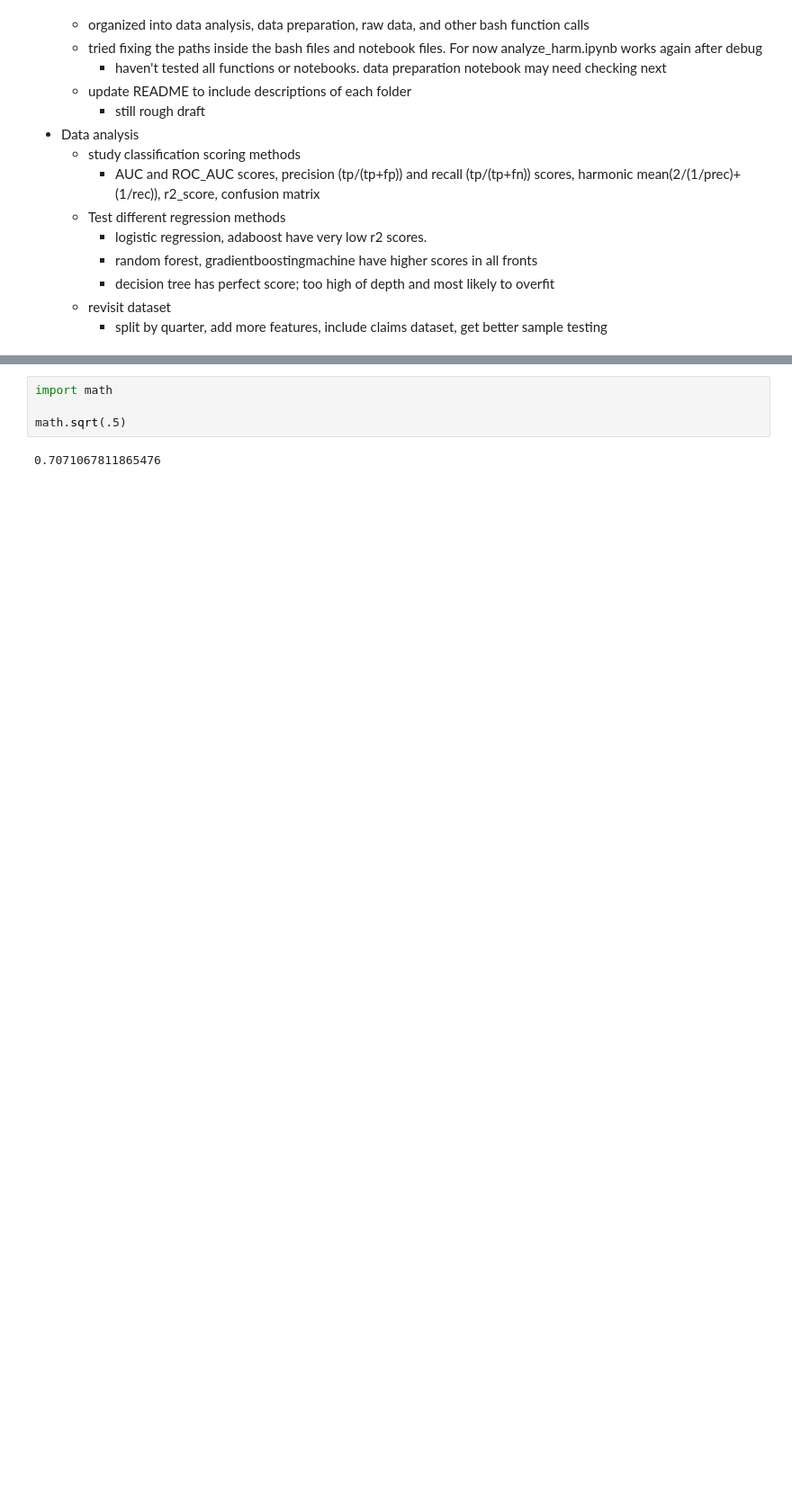
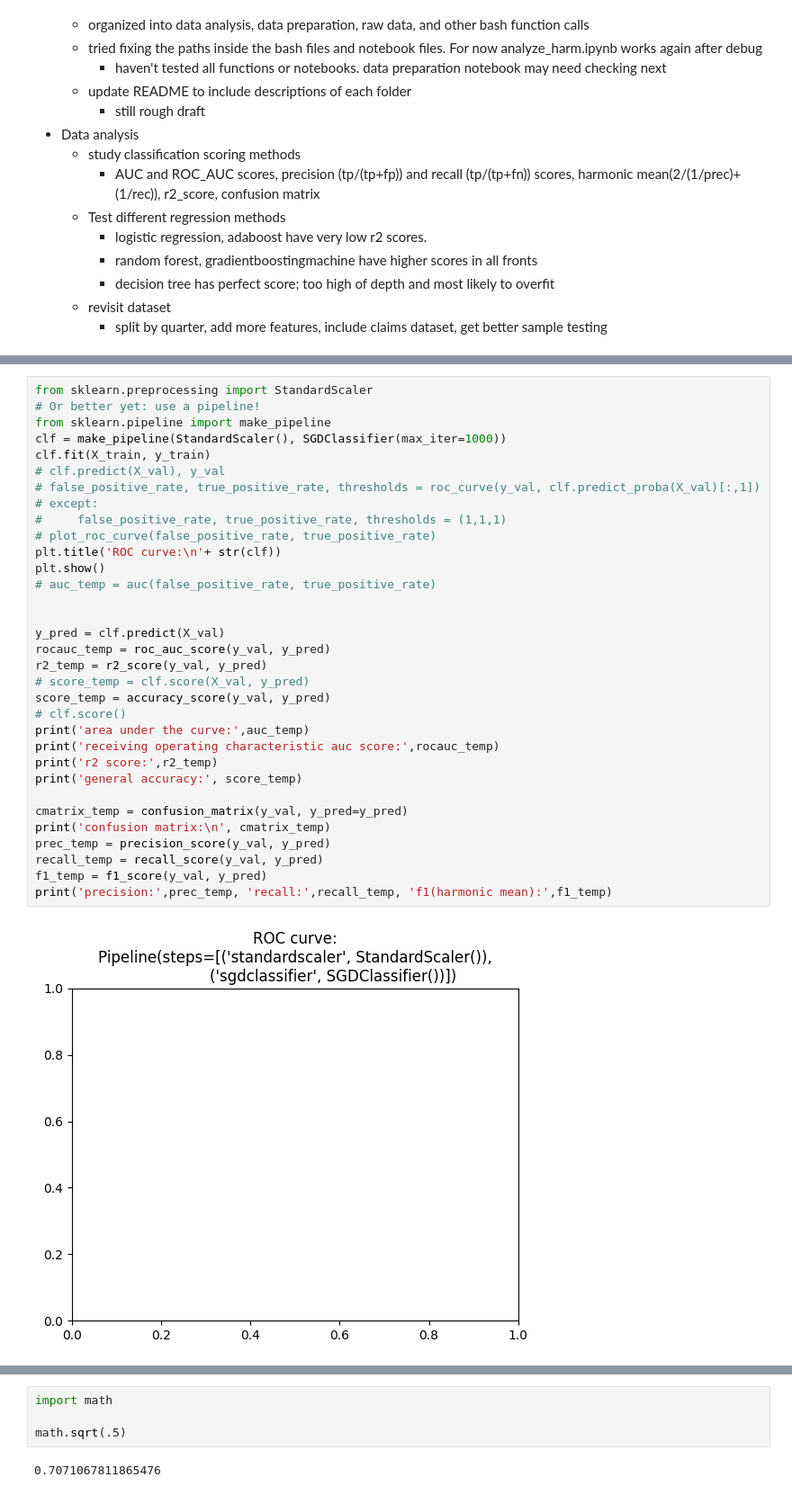
Before and after one commit to hanjosep/explore_cms, a Jupyter notebook: data analysis/analyze_harm.ipynb, the cells around one changed output, grey strips where cells are left out. Shown at 90% size. Cells and saved outputs as stored; diff of their text form; blank space fills up the shorter version.

```diff
--- a/data analysis/analyze_harm.ipynb
+++ b/data analysis/analyze_harm.ipynb
@@ -805,0 +1073,35 @@ precision: 0.8579710144927536 recall: 0.8021680216802168 f1(harmonic mean): 0.82
+# %%
+from sklearn.preprocessing import StandardScaler
+# Or better yet: use a pipeline!
+from sklearn.pipeline import make_pipeline
+clf = make_pipeline(StandardScaler(), SGDClassifier(max_iter=1000))
+clf.fit(X_train, y_train)
+# clf.predict(X_val), y_val
+# false_positive_rate, true_positive_rate, thresholds = roc_curve(y_val, clf.predict_proba(X_val)[:,1])
+# except:
+#     false_positive_rate, true_positive_rate, thresholds = (1,1,1)
+# plot_roc_curve(false_positive_rate, true_positive_rate)
+plt.title('ROC curve:\n'+ str(clf))
+plt.show()
+# auc_temp = auc(false_positive_rate, true_positive_rate)
+
+
+y_pred = clf.predict(X_val)
+rocauc_temp = roc_auc_score(y_val, y_pred)
+r2_temp = r2_score(y_val, y_pred)
+# score_temp = clf.score(X_val, y_pred)
+score_temp = accuracy_score(y_val, y_pred)
+# clf.score()
+print('area under the curve:',auc_temp)
+print('receiving operating characteristic auc score:',rocauc_temp)
+print('r2 score:',r2_temp)
+print('general accuracy:', score_temp)
+
+cmatrix_temp = confusion_matrix(y_val, y_pred=y_pred)
+print('confusion matrix:\n', cmatrix_temp)
+prec_temp = precision_score(y_val, y_pred)
+recall_temp = recall_score(y_val, y_pred)
+f1_temp = f1_score(y_val, y_pred)
+print('precision:',prec_temp, 'recall:',recall_temp, 'f1(harmonic mean):',f1_temp)
+# %% [output]
+[figure, added]
```
Also changed, not shown: parts of 35 cells of this notebook.
